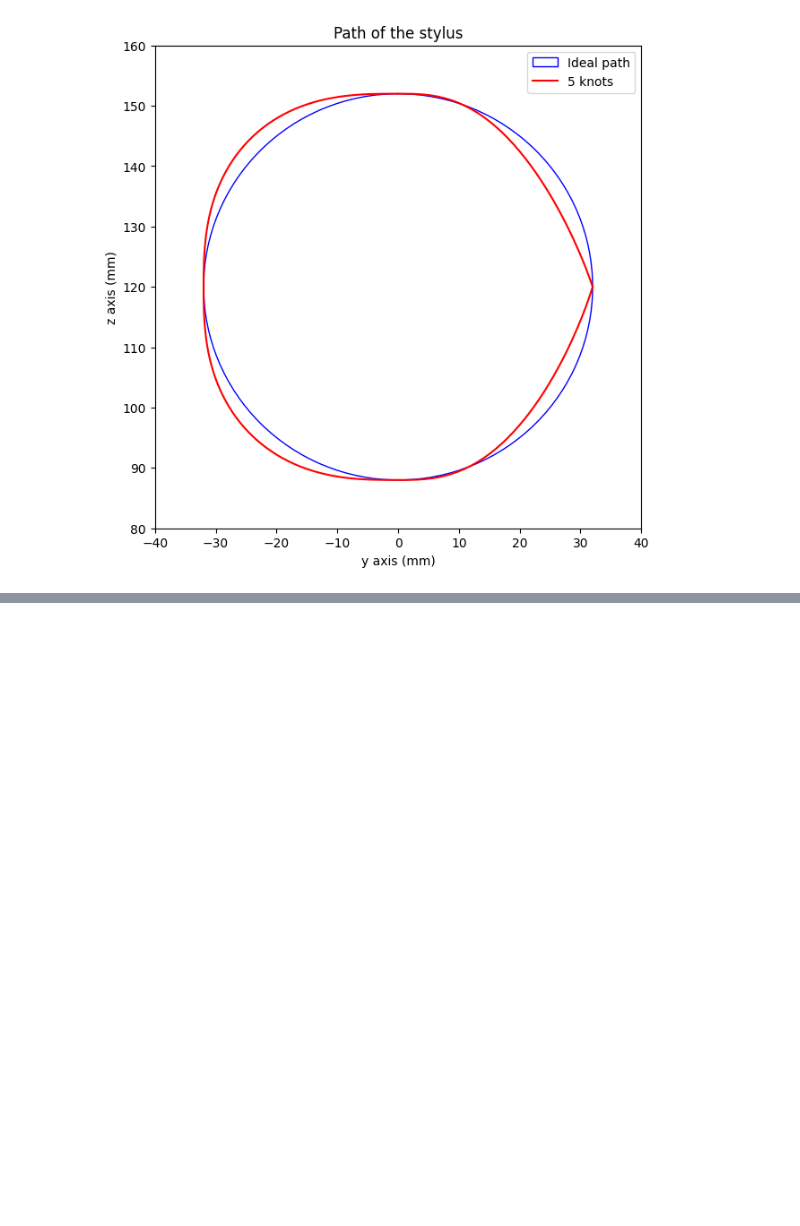
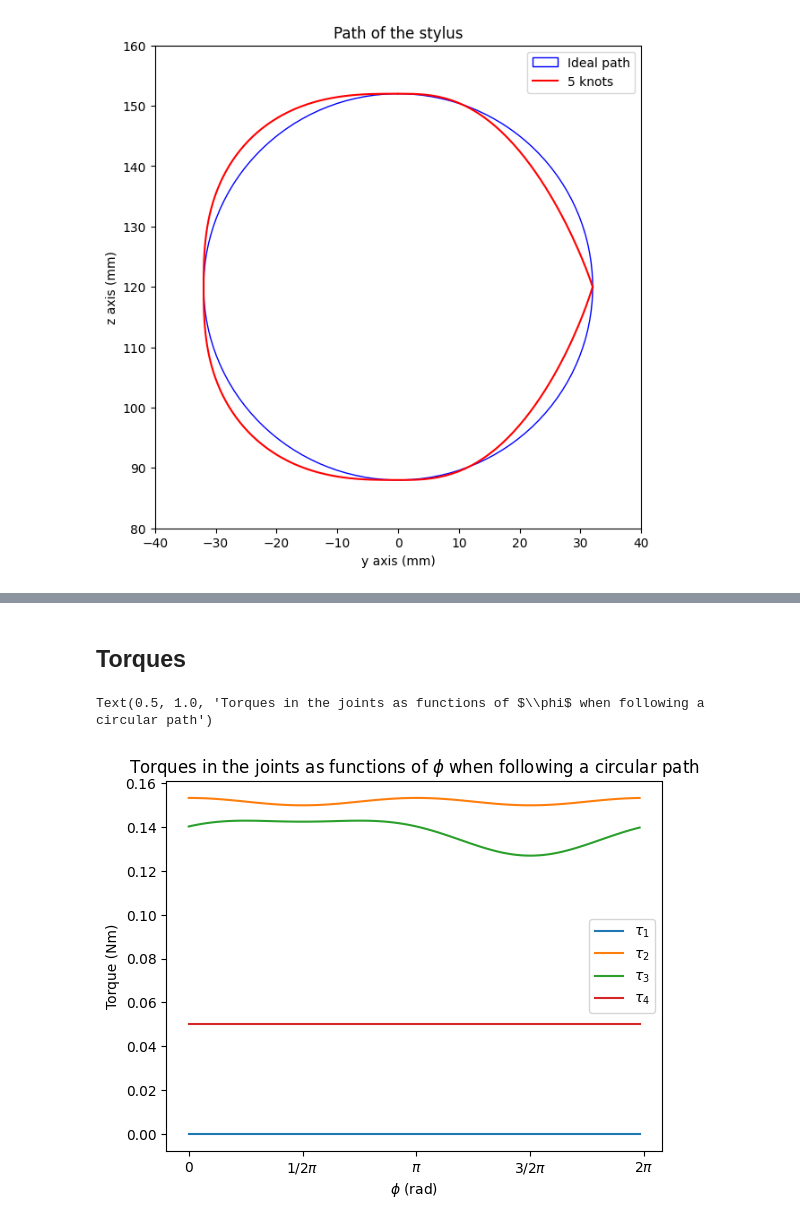
Before and after one commit to GrunyD/Robotics_course, a Jupyter notebook: plot_circle_path.ipynb, the cells around one changed output, grey strips where cells are left out. Saved outputs shown, nothing was run; the diff lists cells and outputs as text; code cells hidden in the pictures; blank space fills up the shorter version.

```diff
--- a/plot_circle_path.ipynb
+++ b/plot_circle_path.ipynb
@@ -60,0 +97,39 @@ plt.show()
+# %% [markdown]
+## Torques
+# %%
+
+N= 100
+torques = np.empty((N, 4))
+def get_r(t):
+    return np.sqrt((t[0,3]/1000)**2 + (t[1,3]/1000)**2)
+
+phis = []
+for i in range(N):
+    phi = 2*np.pi*i/N
+    phis.append(phi/np.pi)
+    q1,q2,q3,q4 = circle.get_angles_for_phi(phi)
+    T01 = forward_kinematics.T01(q1)
+    T12 = forward_kinematics.T12(q2)
+    T23 = forward_kinematics.T23(q3)
+    T34 = forward_kinematics.T34(q4)
+
+    t = [0]
+    T04 = forward_kinematics.T04(q1, q2, q3, q4)
+    # print(T04)
+    t.append(get_r(T04))
+    t.append(get_r(T04-T01@T12))
+    t.append(get_r(T04-T01@T12@T23))
+    # print(t)
+    torques[i] = t
+# %%
+fig, ax = plt.subplots(1,1)
+ax.plot(phis, torques)
+ax.set_xticks(labels = labels, ticks = ticks)
+ax.legend(('$\\tau_1$', '$\\tau_2$', '$\\tau_3$', '$\\tau_4$'))
+ax.set_ylabel('Torque (Nm)')
+ax.set_xlabel('$\phi$ (rad)')
+ax.set_title('Torques in the joints as functions of $\phi$ when following a circular path')
+#TODO make sure y axis is really in Nm
+# %% [output]
+Text(0.5, 1.0, 'Torques in the joints as functions of $\\phi$ when following a circular path')
+[figure, added]
```
Also changed, not shown: parts of 9 cells of this notebook, 3 other files.
